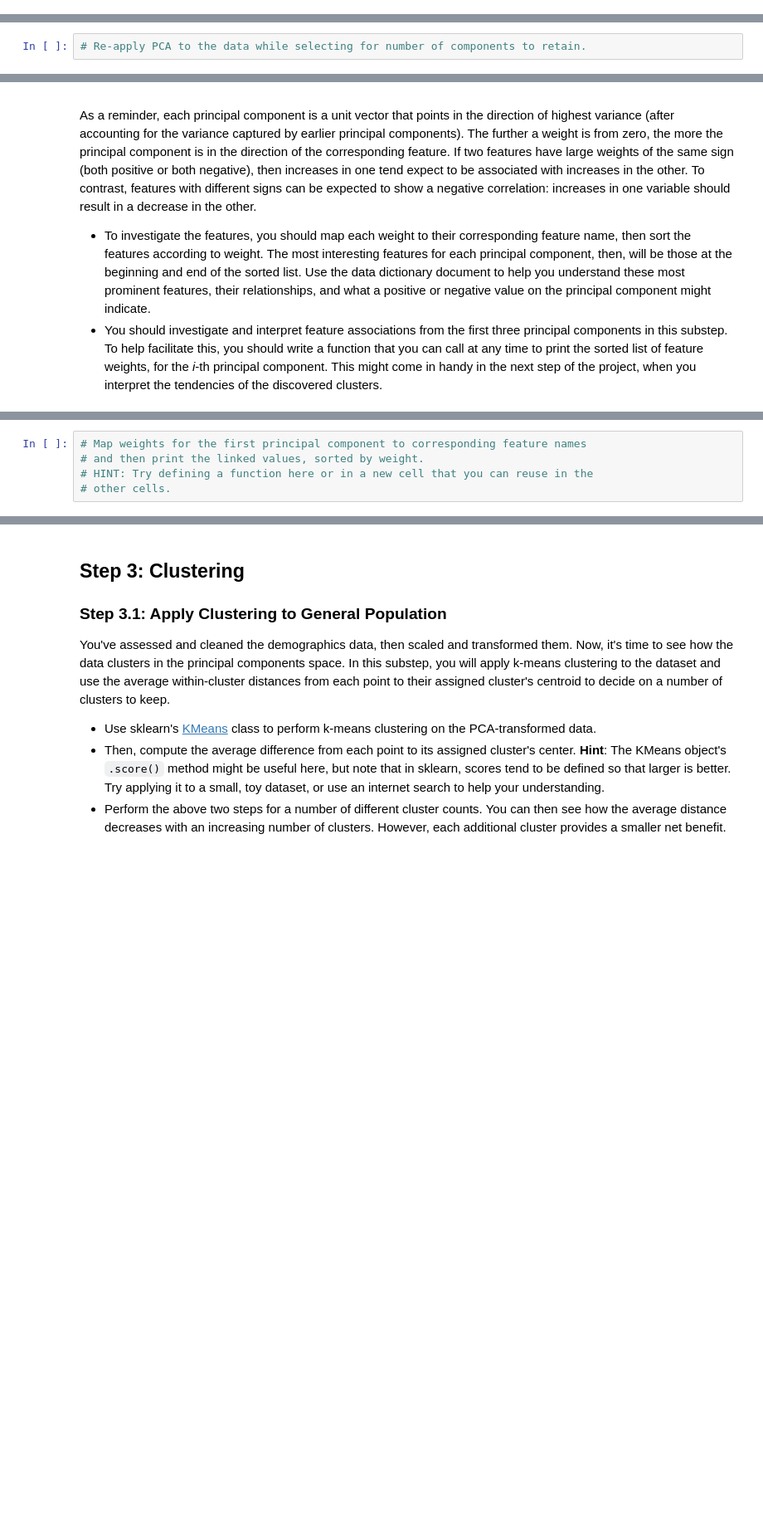
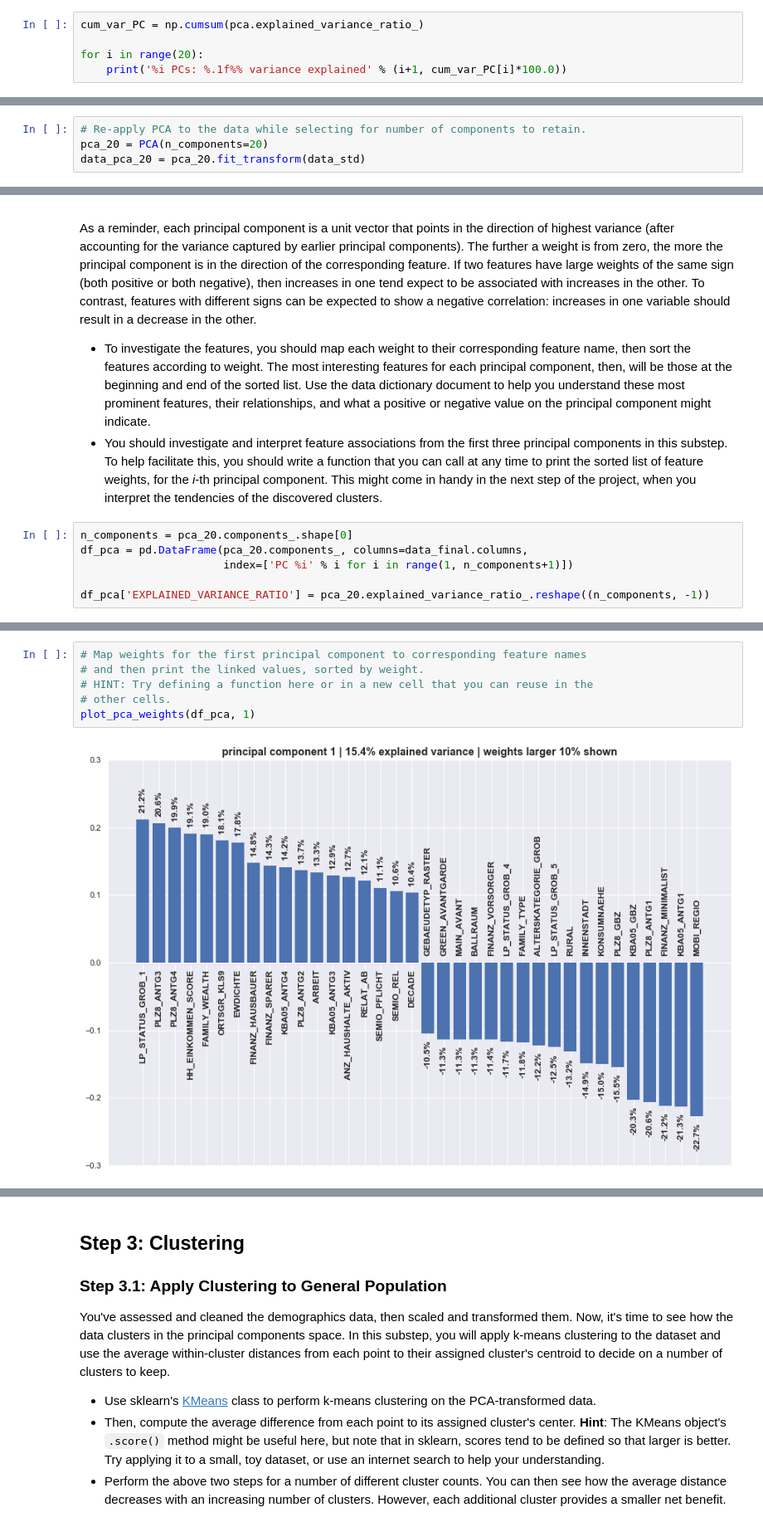
Before and after one commit to lkiewidt/identify_customer_segments, a Jupyter notebook: Identify_Customer_Segments.ipynb, the cells around one changed output, grey strips where cells are left out. Shown at 83% size. Saved outputs shown, nothing was run; the diff lists cells and outputs as text; blank space fills up the shorter version.

```diff
--- a/Identify_Customer_Segments.ipynb
+++ b/Identify_Customer_Segments.ipynb
@@ -470,0 +876,5 @@ On your scaled data, you are now ready to apply dimensionality reduction techniq
+# %%
+cum_var_PC = np.cumsum(pca.explained_variance_ratio_)
+
+for i in range(20):
+    print('%i PCs: %.1f%% variance explained' % (i+1, cum_var_PC[i]*100.0))
@@ -471,2 +902,4 @@ On your scaled data, you are now ready to apply dimensionality reduction techniq
 # %%
 # Re-apply PCA to the data while selecting for number of components to retain.
+pca_20 = PCA(n_components=20)
+data_pca_20 = pca_20.fit_transform(data_std)
@@ -483,3 +922,9 @@ As a reminder, each principal component is a unit vector that points in the dire
 
 - To investigate the features, you should map each weight to their corresponding feature name, then sort the features according to weight. The most interesting features for each principal component, then, will be those at the beginning and end of the sorted list. Use the data dictionary document to help you understand these most prominent features, their relationships, and what a positive or negative value on the principal component might indicate.
 - You should investigate and interpret feature associations from the first three principal components in this substep. To help facilitate this, you should write a function that you can call at any time to print the sorted list of feature weights, for the *i*-th principal component. This might come in handy in the next step of the project, when you interpret the tendencies of the discovered clusters.
+# %%
+n_components = pca_20.components_.shape[0]
+df_pca = pd.DataFrame(pca_20.components_, columns=data_final.columns,
+                      index=['PC %i' % i for i in range(1, n_components+1)])
+
+df_pca['EXPLAINED_VARIANCE_RATIO'] = pca_20.explained_variance_ratio_.reshape((n_components, -1))
@@ -486,5 +978,8 @@ As a reminder, each principal component is a unit vector that points in the dire
 # %%
 # Map weights for the first principal component to corresponding feature names
 # and then print the linked values, sorted by weight.
 # HINT: Try defining a function here or in a new cell that you can reuse in the
 # other cells.
+plot_pca_weights(df_pca, 1)
+# %% [output]
+[figure, added]
```
Also changed, not shown: parts of 73 cells of this notebook, 1 other file.
